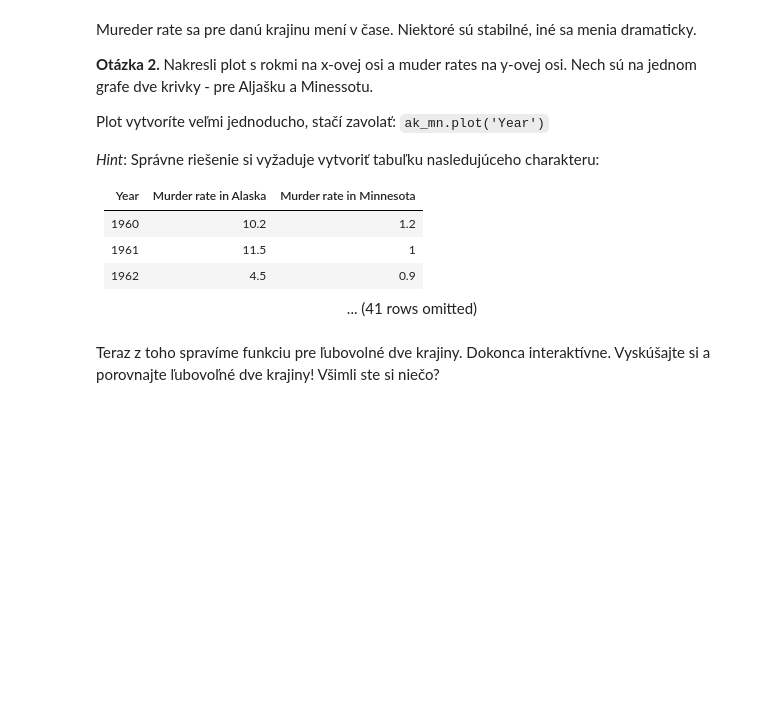
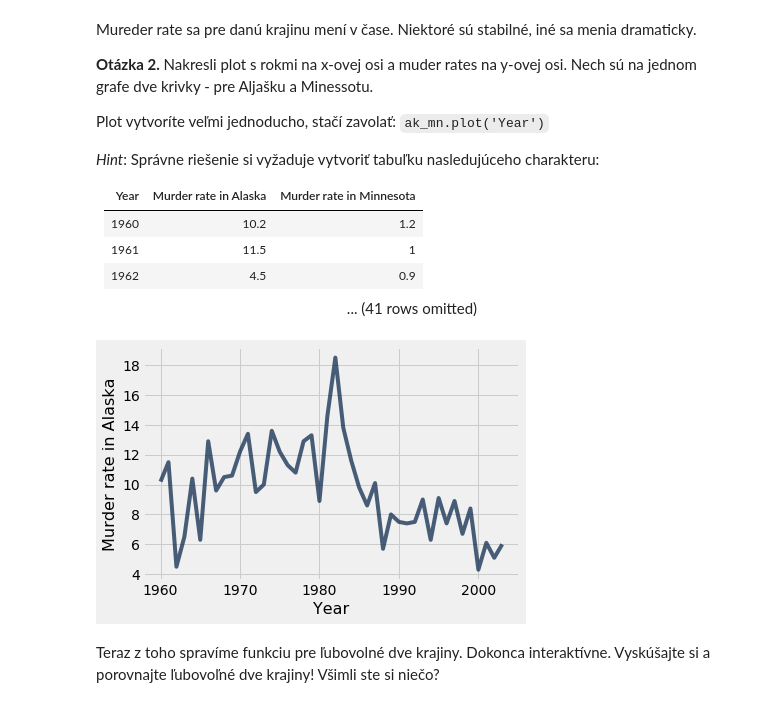
Before and after one commit to KuboBahyl/exponea-MLworkshop, a Jupyter notebook: lecture1/project.ipynb, the cells around one changed output. Drawn from its saved outputs; the diff is of its cells as text; code cells hidden in the pictures; blank space fills up the shorter version.

```diff
--- a/lecture1/project.ipynb
+++ b/lecture1/project.ipynb
@@ -86,12 +99,14 @@ Plot vytvoríte veľmi jednoducho, stačí zavolať: `ak_mn.plot('Year')`
 # %%
 # Nasledujúce riadky sme predpripravili pre vás.
 # Vytvárajú tabuľky s relevantnými informáciami pre Aljašku a Minnesotu.
 Alaska = murder_rates.where('State', 'Alaska').drop('State', 'Population').relabeled(1, 'Murder rate in Alaska')
 Minnesota = murder_rates.where('State', 'Minnesota').drop('State', 'Population').relabeled(1, 'Murder rate in Minnesota')
 
 # Doplň chýbajúci riadok, aby vznikol taký graf, aký vidíte nižšie
-alaska_minnesota = ...
+alaska_minnesota = Alaska#.join('Year', Minnesota)
 alaska_minnesota.plot('Year')
+# %% [output]
+[figure, added]
 # %% [markdown]
 Teraz z toho spravíme funkciu pre ľubovolné dve krajiny. Dokonca interaktívne. Vyskúšajte si a porovnajte ľubovoľné dve krajiny! Všimli ste si niečo?
 # %%
```
Also changed, not shown: parts of 2 cells of this notebook, 1 other file.
